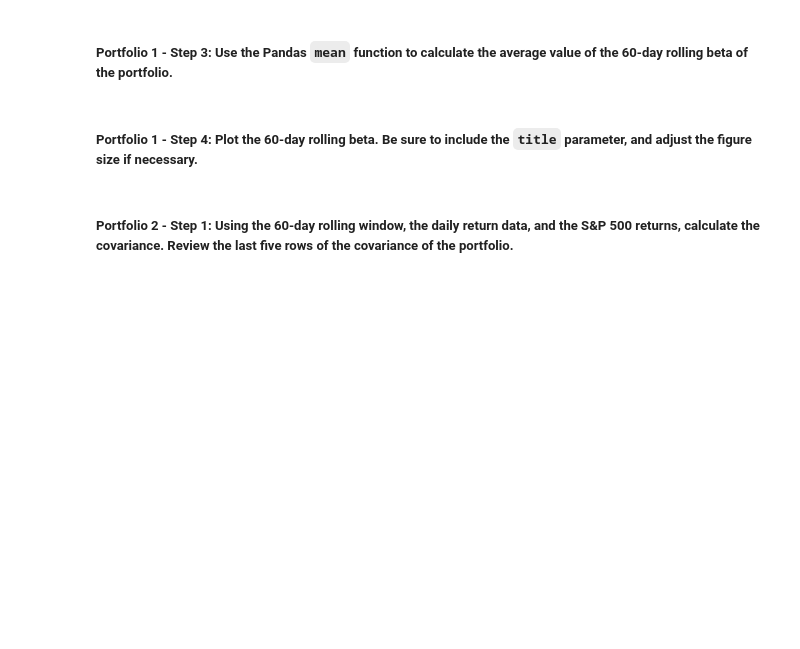
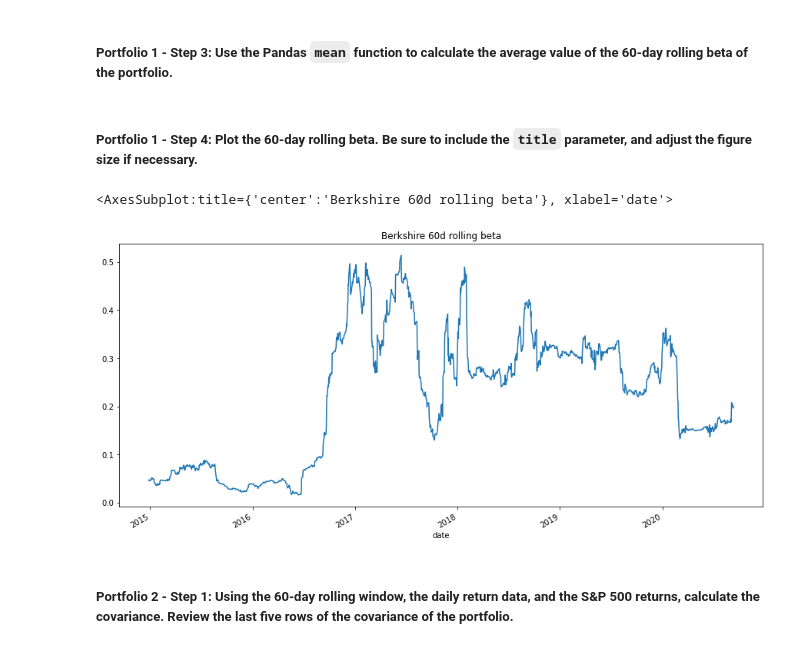
Before and after one commit to flyfishjay/challenge_week_4, a Jupyter notebook: risk_return_analysis.ipynb, the cells around one changed output. Cells and saved outputs as stored; diff of their text form; code cells hidden in the pictures; blank space fills up the shorter version.

```diff
--- a/risk_return_analysis.ipynb
+++ b/risk_return_analysis.ipynb
@@ -376,4 +381,7 @@ Your analysis is nearing completion. Now, you need to evaluate how the portfolio
 #### Use the Pandas `var` function to calculate the variance of the S&P 500 by using a 60-day rolling window. Visualize the last five rows of the variance of the S&P 500.
 # %%
 # Calculate the variance of the S&P 500 using a rolling 60-day window.
-# YOUR CODE HERE
+
+spx_var_60d = whale_daily_returns['S&P 500'].rolling(window = 60).var()
+
+spx_var_60d.tail()
@@ -392,4 +408,9 @@ Your analysis is nearing completion. Now, you need to evaluate how the portfolio
 # %%
 # Calculate the covariance using a 60-day rolling window
 # Review the last five rows of the covariance data
-# YOUR CODE HERE
+
+# Portfolios = Berkshire and Tiger
+
+berkshire_spx_cov_60d = whale_daily_returns['BERKSHIRE HATHAWAY INC'].rolling (window = 60).cov(whale_daily_returns['S&P 500'].rolling(window=60))
+
+berkshire_spx_cov_60d.tail()
@@ -398,4 +427,7 @@ Your analysis is nearing completion. Now, you need to evaluate how the portfolio
 # %%
 # Calculate the beta based on the 60-day rolling covariance compared to the market (S&P 500)
 # Review the last five rows of the beta information
-# YOUR CODE HERE
+
+berkshire_beta = berkshire_spx_cov_60d / spx_var_60d
+
+berkshire_beta.tail()
@@ -409,7 +450,11 @@ Your analysis is nearing completion. Now, you need to evaluate how the portfolio
 # %%
 # Plot the rolling beta
 # Include a title parameter and adjust the figure size
-# YOUR CODE HERE
+
+berkshire_beta.plot(figsize =(15,7), title = 'Berkshire 60d rolling beta')
+# %% [output]
+<AxesSubplot:title={'center':'Berkshire 60d rolling beta'}, xlabel='date'>
+[figure, added]
 # %% [markdown]
 ##### Portfolio 2 - Step 1: Using the 60-day rolling window, the daily return data, and the S&P 500 returns, calculate the covariance. Review the last five rows of the covariance of the portfolio.
 # %%
```
Also changed, not shown: parts of 10 cells of this notebook.
